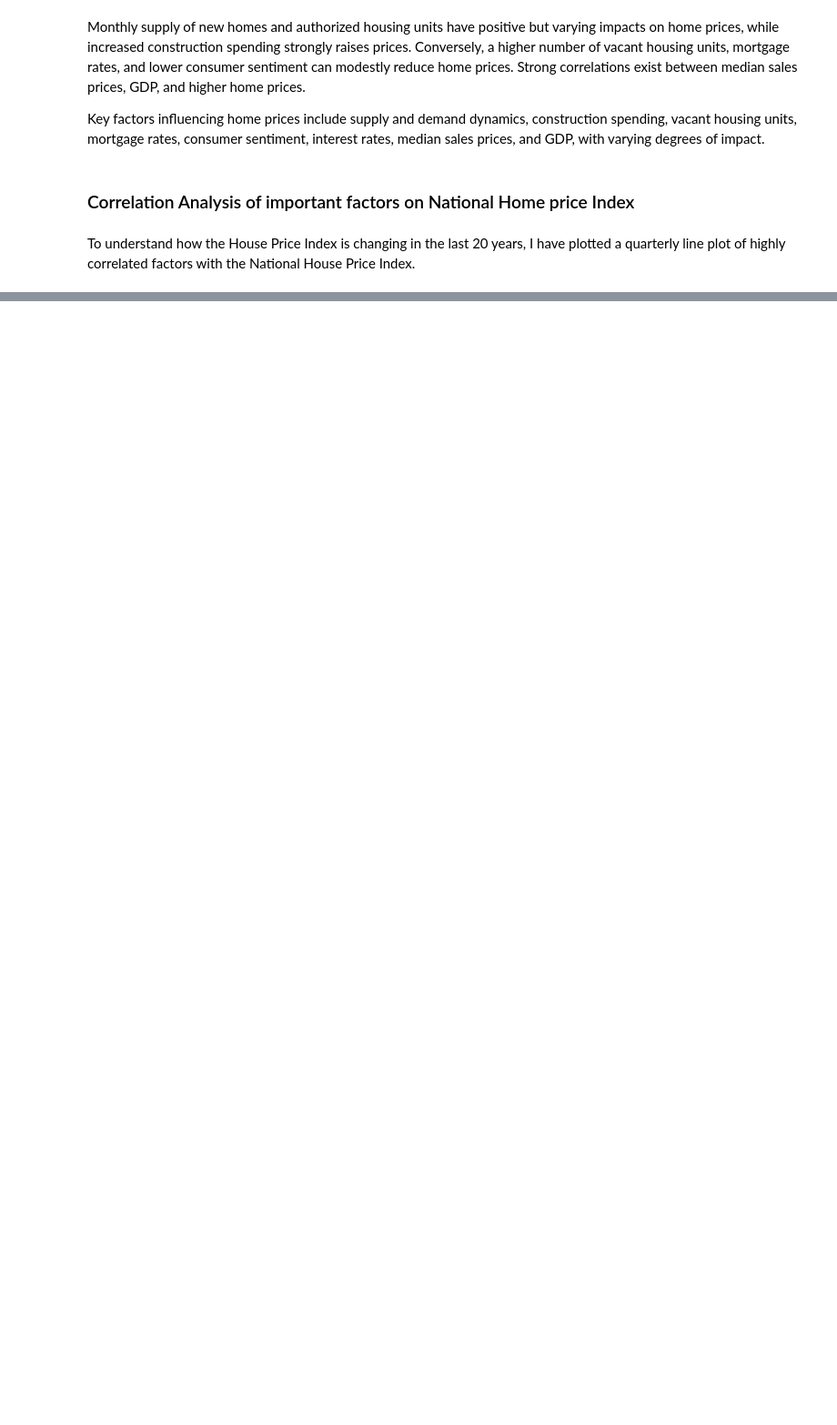
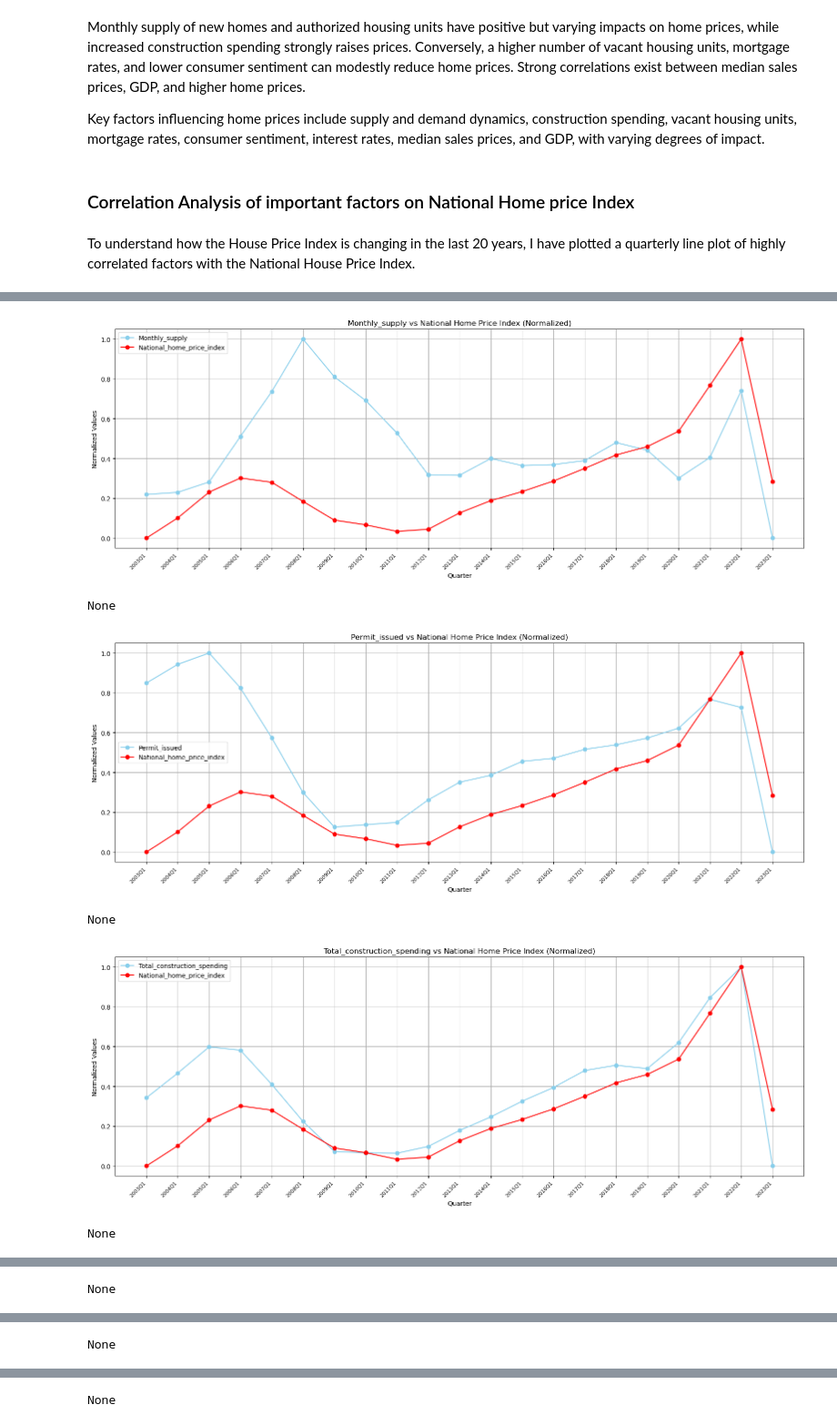
Before and after one commit to codeefy/Machine-Learning-Project, a Jupyter notebook: US Home Price Prediction/homenotebook.ipynb, the cells around one changed output, grey strips where cells are left out. Shown at 91% size. Drawn from its saved outputs; the diff is of its cells as text; code cells hidden in the pictures; blank space fills up the shorter version.

```diff
--- a/US Home Price Prediction/homenotebook.ipynb
+++ b/US Home Price Prediction/homenotebook.ipynb
@@ -305,0 +330,41 @@ df = df_merged.copy()
+# %%
+df = df.set_index('Date')
+# %%
+df['QUARTER'] = df.index.to_period('Q')
+df['QUARTER'] = df['QUARTER'].astype(str)
+
+def plot_highly_corr(factor,col):
+    grouped_data = df.groupby('QUARTER').agg({factor: 'sum', 'National_home_price_index': 'mean'}).reset_index()
+
+
+    scaler = MinMaxScaler()
+    grouped_data[[factor, 'National_home_price_index']] = scaler.fit_transform(grouped_data[[factor, 'National_home_price_index']])
+
+
+    grouped_data = grouped_data.sort_values('QUARTER')
+
+
+    plt.figure(figsize=(16, 6))  # Adjust the figure size as per your preference
+
+    bar_width = 0.4
+    opacity = 0.8
+
+
+    #plt.bar(grouped_data['QUARTER'], grouped_data[factor], width=bar_width, alpha=opacity, color='skyblue', label=factor)
+    plt.plot(grouped_data['QUARTER'], grouped_data[factor], marker='o', linestyle='-', color= col, label=factor)
+
+    plt.plot(grouped_data['QUARTER'], grouped_data['National_home_price_index'], marker='o', linestyle='-', color='red', label='National_home_price_index')
+
+    plt.title(factor + ' vs National Home Price Index (Normalized)')
+    plt.xlabel('Quarter')
+    plt.ylabel('Normalized Values')
+    plt.legend()
+
+    plt.grid(True)
+    plt.xticks(rotation=45, ha='right', fontsize=8)  # Rotate and align x-axis tick labels for better readability
+
+    plt.tight_layout()
+    return plt.show()
+# %%
+columns = df.columns[1:-1]
+columns
@@ -305,0 +376,10 @@ df = df_merged.copy()
+# %%
+for i in columns:
+    print(plot_highly_corr(i,'skyblue'))
+# %% [output]
+[figure, added]
+None
+[figure, added]
+None
+[figure, added]
+None
@@ -305,0 +387 @@ df = df_merged.copy()
+None
@@ -305,0 +389 @@ df = df_merged.copy()
+None
@@ -305,0 +391 @@ df = df_merged.copy()
+None
```
Also changed, not shown: parts of 5 cells of this notebook.
